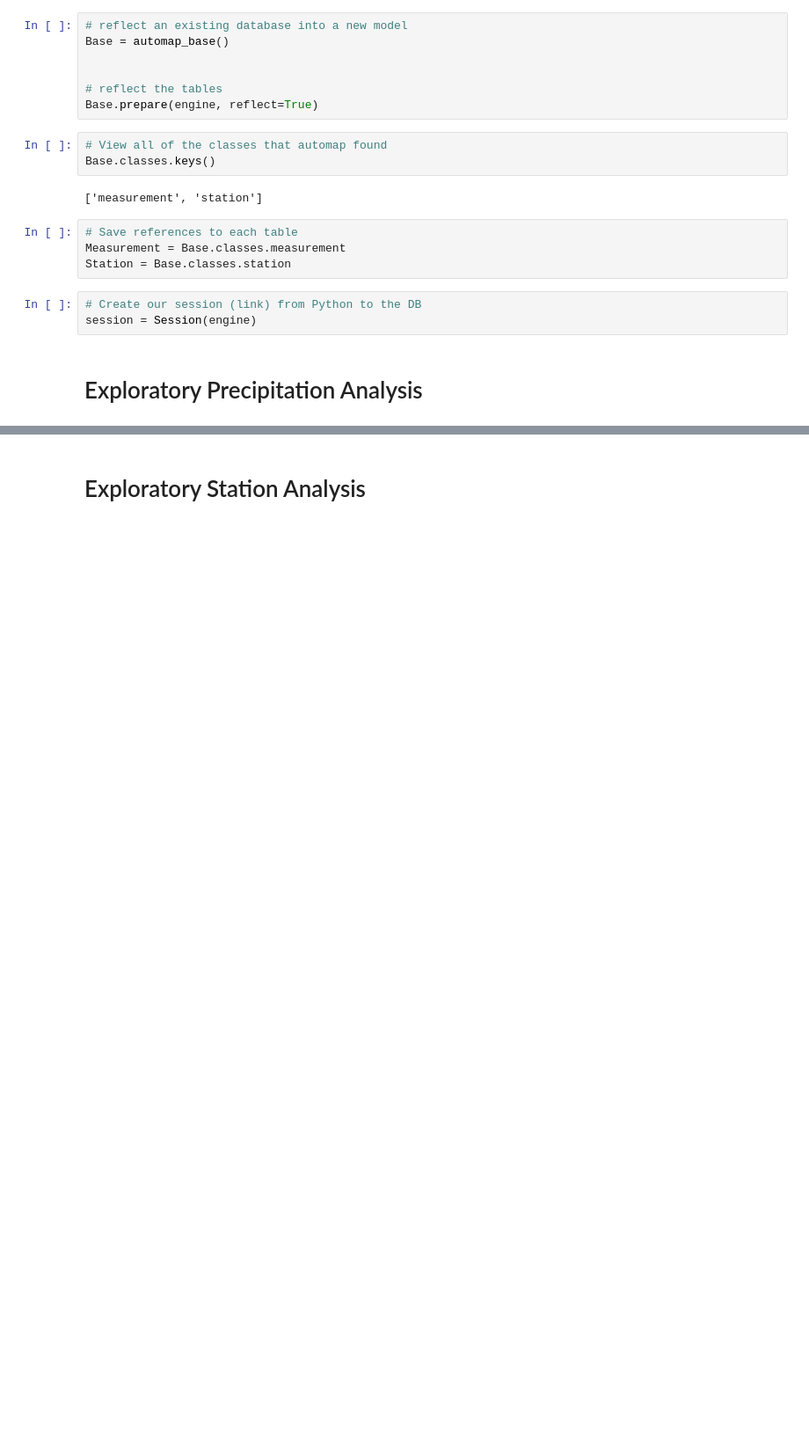
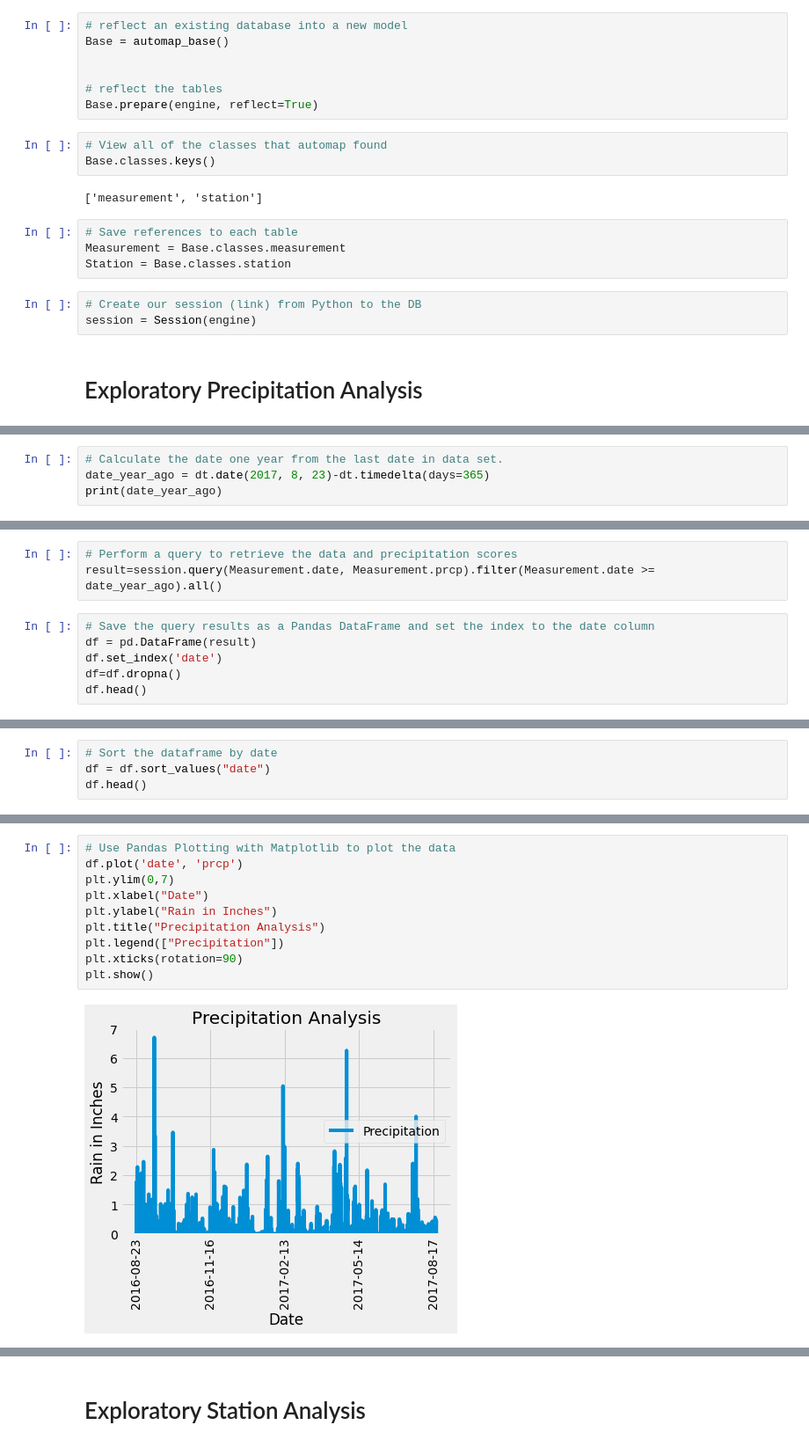
Before and after one commit to edo2021/sqlalchemy-challenge, a Jupyter notebook: climate_starter.ipynb, the cells around one changed output, grey strips where cells are left out. Shown at 88% size. Saved outputs shown, nothing was run; the diff lists cells and outputs as text; blank space fills up the shorter version.

Commit message:
Exploratory Precipitation Analysis

```diff
--- a/climate_starter.ipynb
+++ b/climate_starter.ipynb
@@ -60,0 +56,4 @@ session = Session(engine)
+# %%
+# Calculate the date one year from the last date in data set.
+date_year_ago = dt.date(2017, 8, 23)-dt.timedelta(days=365)
+print(date_year_ago)
@@ -60,0 +62,9 @@ session = Session(engine)
+# %%
+# Perform a query to retrieve the data and precipitation scores
+result=session.query(Measurement.date, Measurement.prcp).filter(Measurement.date >= date_year_ago).all()
+# %%
+# Save the query results as a Pandas DataFrame and set the index to the date column
+df = pd.DataFrame(result)
+df.set_index('date')
+df=df.dropna()
+df.head()
@@ -60,0 +78,4 @@ session = Session(engine)
+# %%
+# Sort the dataframe by date
+df = df.sort_values("date")
+df.head()
@@ -61,2 +89,14 @@ session = Session(engine)
+# %%
+# Use Pandas Plotting with Matplotlib to plot the data
+df.plot('date', 'prcp')
+plt.ylim(0,7)
+plt.xlabel("Date")
+plt.ylabel("Rain in Inches")
+plt.title("Precipitation Analysis")
+plt.legend(["Precipitation"])
+plt.xticks(rotation=90)
+plt.show()
+# %% [output]
+[figure, added]
 # %%
 # Use Pandas to calcualte the summary statistics for the precipitation data
```
Also changed, not shown: parts of 7 cells of this notebook.
